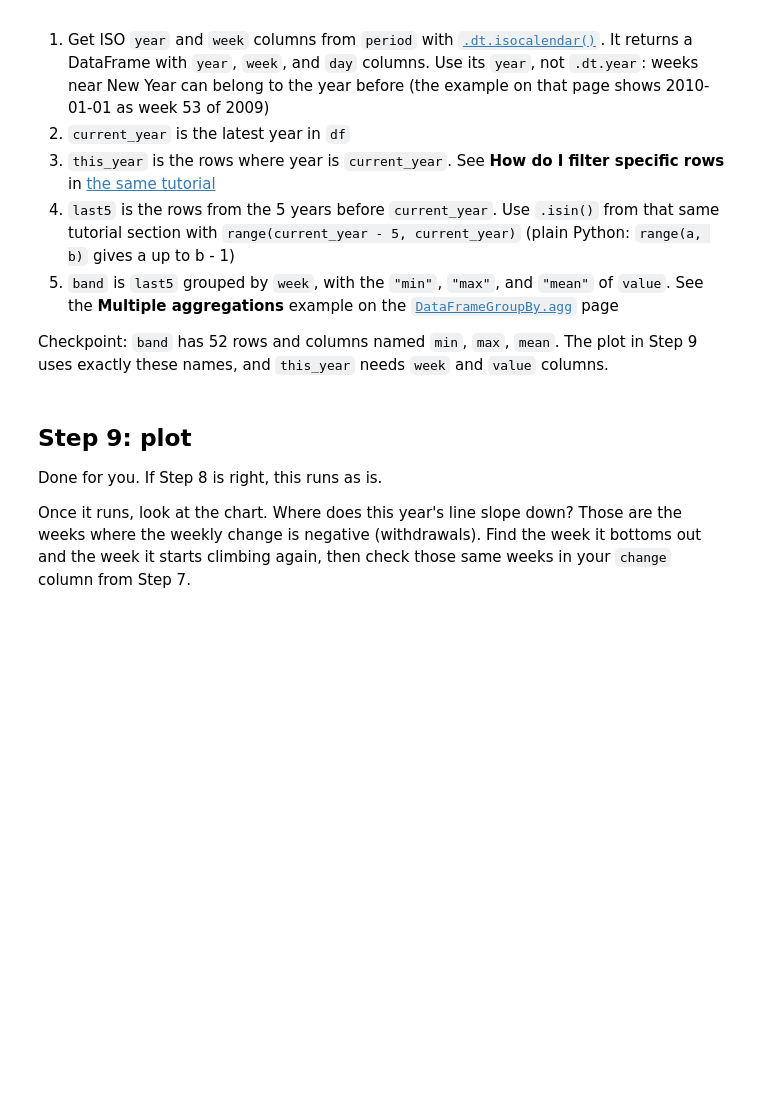
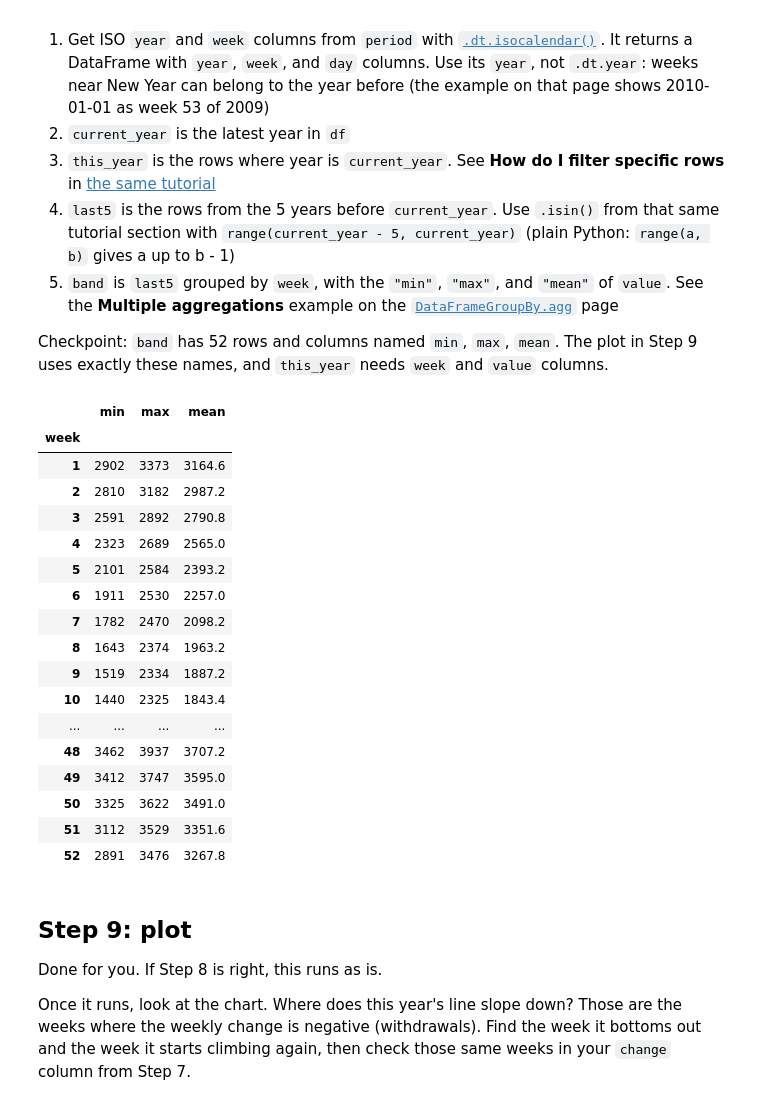
Before and after one commit to TAMU-Aggie-Data-Science-Club/fall2026-gasp, a Jupyter notebook: notebooks/onboarding/submissions/BraydenWhitfield.ipynb, the cells around one changed output. Cells and saved outputs as stored; diff of their text form; code cells hidden in the pictures; blank space fills up the shorter version.

```diff
--- a/notebooks/onboarding/submissions/BraydenWhitfield.ipynb
+++ b/notebooks/onboarding/submissions/BraydenWhitfield.ipynb
@@ -230,18 +230,37 @@ For each week of the year, find the min, max, and average storage level across t
 
 Checkpoint: `band` has 52 rows and columns named `min`, `max`, `mean`. The plot in Step 9 uses exactly these names, and `this_year` needs `week` and `value` columns.
 # %%
-iso = ...                                # TODO: year, week, day from period
-df["year"] = ...                         # TODO: iso year
-df["week"] = ...                         # TODO: iso week
+iso = df["period"].dt.isocalendar()                                # TODO: year, week, day from period
+df["year"] = iso["year"]                         # TODO: iso year
+df["week"] = iso["week"]                         # TODO: iso week
 
-current_year = ...                       # TODO: latest year in df
+current_year = df["year"].max()                         # TODO: latest year in df
 
-this_year = ...                          # TODO: rows where year is current_year
-last5 = ...                              # TODO: rows from the 5 years before current_year
+this_year = df[df["year"] == current_year]                         # TODO: rows where year is current_year
+last5 = df[df["year"].isin(range(current_year - 5, current_year))]                              # TODO: rows from the 5 years before current_year
 
-band = ...                               # TODO: group last5 by week, min/max/mean of value
+band = last5.groupby("week")["value"].agg(["min", "max", "mean"])                             # TODO: group last5 by week, min/max/mean of value
 
 band
+# %% [output]
+|  | min | max | mean |
+| week |  |  |  |
+| 1 | 2902 | 3373 | 3164.6 |
+| 2 | 2810 | 3182 | 2987.2 |
+| 3 | 2591 | 2892 | 2790.8 |
+| 4 | 2323 | 2689 | 2565.0 |
+| 5 | 2101 | 2584 | 2393.2 |
+| 6 | 1911 | 2530 | 2257.0 |
+| 7 | 1782 | 2470 | 2098.2 |
+| 8 | 1643 | 2374 | 1963.2 |
+| 9 | 1519 | 2334 | 1887.2 |
+| 10 | 1440 | 2325 | 1843.4 |
+| ... | ... | ... | ... |
+| 48 | 3462 | 3937 | 3707.2 |
+| 49 | 3412 | 3747 | 3595.0 |
+| 50 | 3325 | 3622 | 3491.0 |
+| 51 | 3112 | 3529 | 3351.6 |
+| 52 | 2891 | 3476 | 3267.8 |
 # %% [markdown]
 ## Step 9: plot
 
```
Also changed, not shown: parts of 1 cell of this notebook.
